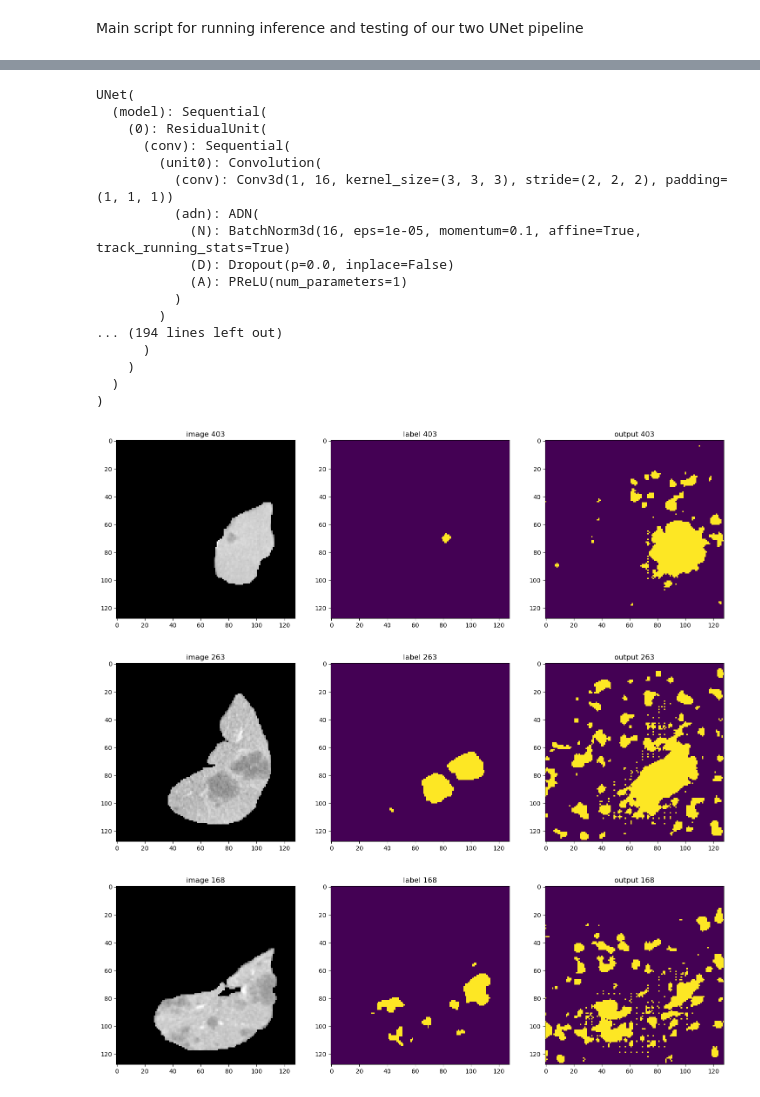
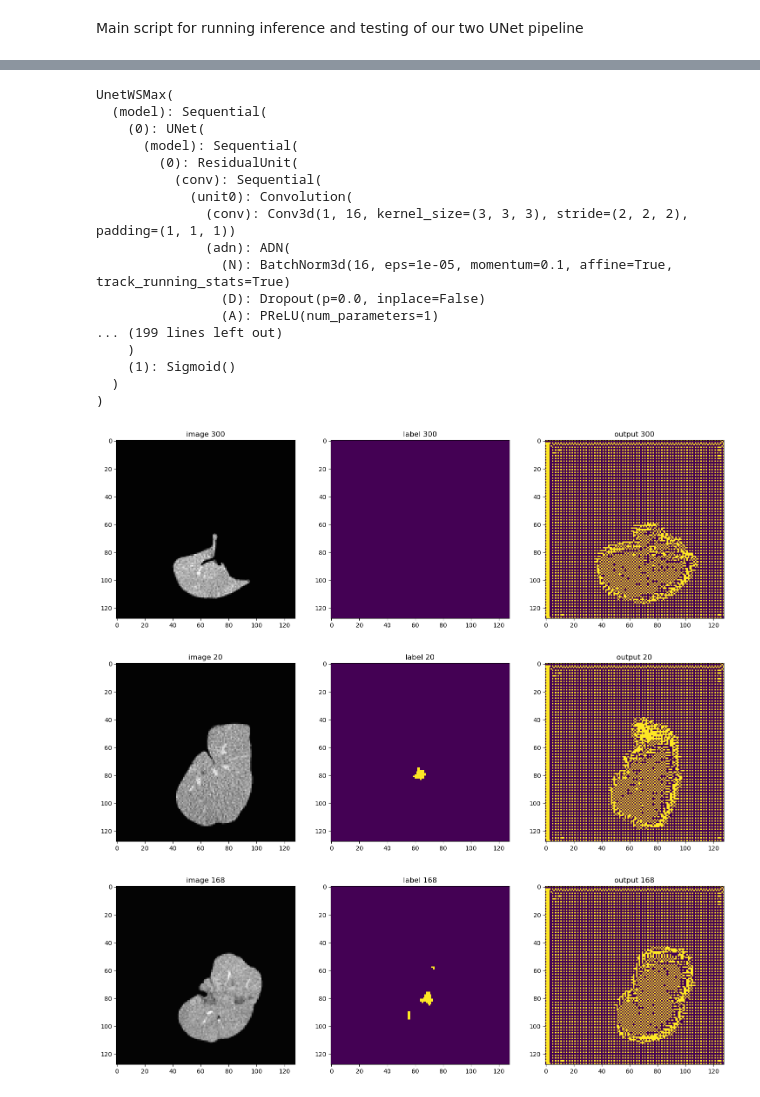
Before and after one commit to mushroonhead/eecs545_medImageSeg, a Jupyter notebook: test_2unet_pipeline.ipynb, the cells around one changed output, grey strips where cells are left out. Drawn from its saved outputs; the diff is of its cells as text; code cells hidden in the pictures.

```diff
--- a/test_2unet_pipeline.ipynb
+++ b/test_2unet_pipeline.ipynb
@@ -19,7 +25,7 @@ in_dir = 'data/nifti_files'
 model_dir = 'data/task_results'
 
 device = torch.device("cuda:0")
-model = base_unet(device) # select model
+model = base_unet_w_sigmoid(device) # select model
 transforms = unet2_baseline_transforms() # select transforms
 # %%
 train_loss = np.load(os.path.join(model_dir, 'loss_train.npy'))
@@ -84,58 +74,58 @@ model.load_state_dict(torch.load(
     os.path.join(model_dir, "best_metric_model.pth")))
 model.eval()
 # %% [output]
-UNet(
+UnetWSMax(
   (model): Sequential(
-    (0): ResidualUnit(
-      (conv): Sequential(
-        (unit0): Convolution(
-          (conv): Conv3d(1, 16, kernel_size=(3, 3, 3), stride=(2, 2, 2), padding=(1, 1, 1))
-          (adn): ADN(
-            (N): BatchNorm3d(16, eps=1e-05, momentum=0.1, affine=True, track_running_stats=True)
-            (D): Dropout(p=0.0, inplace=False)
-            (A): PReLU(num_parameters=1)
-          )
-        )
-... (194 lines left out)
-      )
+    (0): UNet(
+      (model): Sequential(
+        (0): ResidualUnit(
+          (conv): Sequential(
+            (unit0): Convolution(
+              (conv): Conv3d(1, 16, kernel_size=(3, 3, 3), stride=(2, 2, 2), padding=(1, 1, 1))
+              (adn): ADN(
+                (N): BatchNorm3d(16, eps=1e-05, momentum=0.1, affine=True, track_running_stats=True)
+                (D): Dropout(p=0.0, inplace=False)
+                (A): PReLU(num_parameters=1)
+... (199 lines left out)
     )
+    (1): Sigmoid()
   )
 )
 # %%
 max_sw_batch_size = 4
 roi_size = (128, 128, 64)
-ind_to_test = [403, 263, 168]
+ind_to_test = [300, 20, 168]
 sw_batch_size = min(max_sw_batch_size, len(ind_to_test))
 
 testing_data = dataset[ind_to_test]
 
 with torch.no_grad():
     loader = DataLoader(testing_data, batch_size=len(ind_to_test))
 
     for test_patient in loader:
         t_volume = test_patient['vol']
         #t_segmentation = test_patient['seg']
 
         test_outputs = sliding_window_inference(t_volume.to(device), roi_size, sw_batch_size, model)
-        sigmoid_activation = Activations(sigmoid=True)
-        test_outputs = sigmoid_activation(test_outputs)
+        # sigmoid_activation = Activations(sigmoid=True)
+        # test_outputs = sigmoid_activation(test_outputs)
         test_outputs = test_outputs > 0.53
 
         for i in range(len(ind_to_test)):
             # plot the slice [:, :, 80]
             plt.figure("check", (18, 6))
             plt.subplot(1, 3, 1)
             plt.title(f"image {ind_to_test[i]}")
             plt.imshow(test_patient["vol"][i, 0, :, :, 0], cmap="gray")
             plt.subplot(1, 3, 2)
             plt.title(f"label {ind_to_test[i]}")
-            plt.imshow(test_patient["seg"][i, 0, :, :, 0] != 0)
+            plt.imshow(test_patient["seg"][i, 0, :, :, 30] != 0)
             plt.subplot(1, 3, 3)
             plt.title(f"output {ind_to_test[i]}")
-            plt.imshow(test_outputs.detach().cpu()[i, 0, :, :, 0])
+            plt.imshow(test_outputs.detach().cpu()[i, 0, :, :, 30] == 1)
             plt.show()
 # %% [output]
-[figure, old version]
+[figure, new version]
-[figure, old version]
+[figure, new version]
-[figure, old version]
+[figure, new version]
 # %%
```
Also changed, not shown: parts of 4 cells of this notebook, 2 other files.
